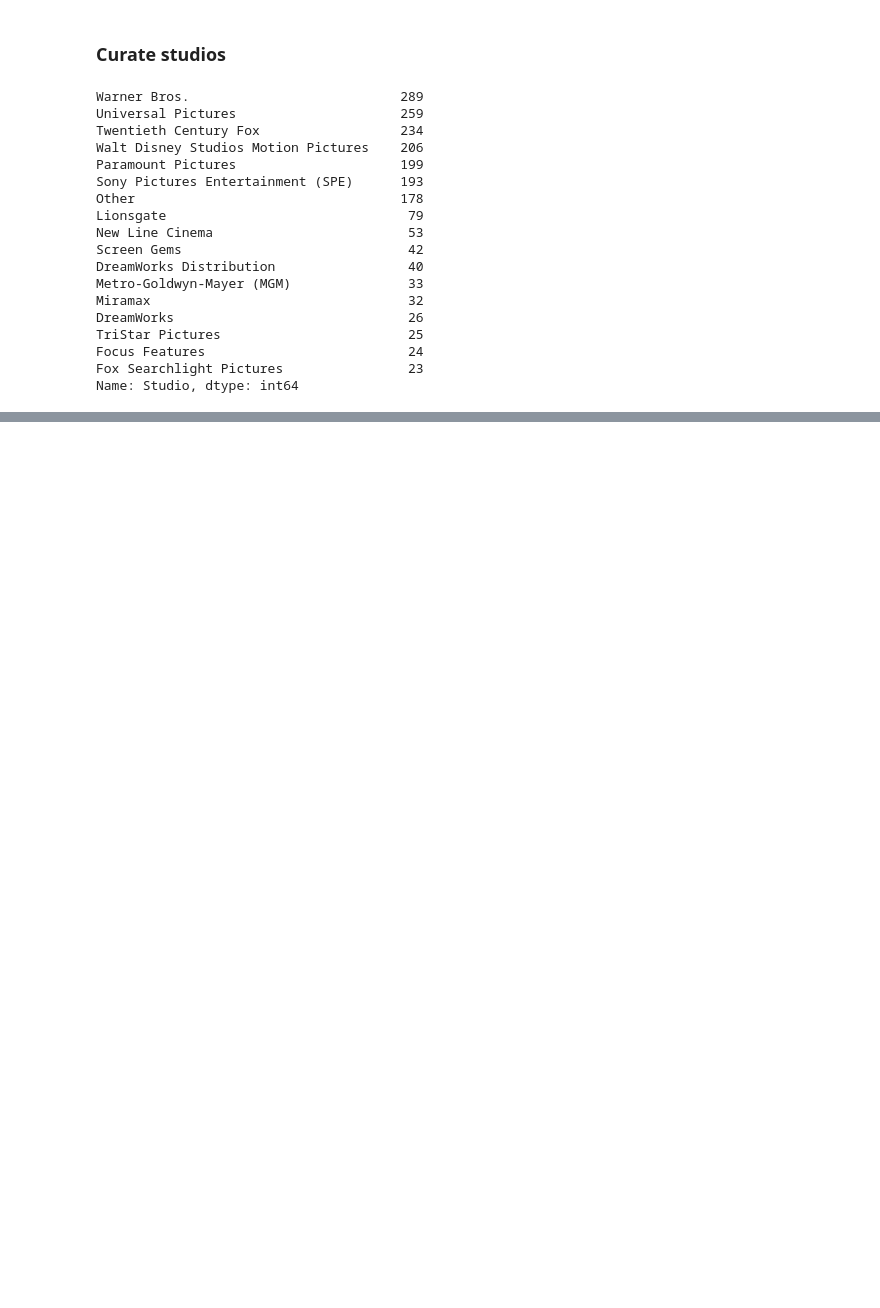
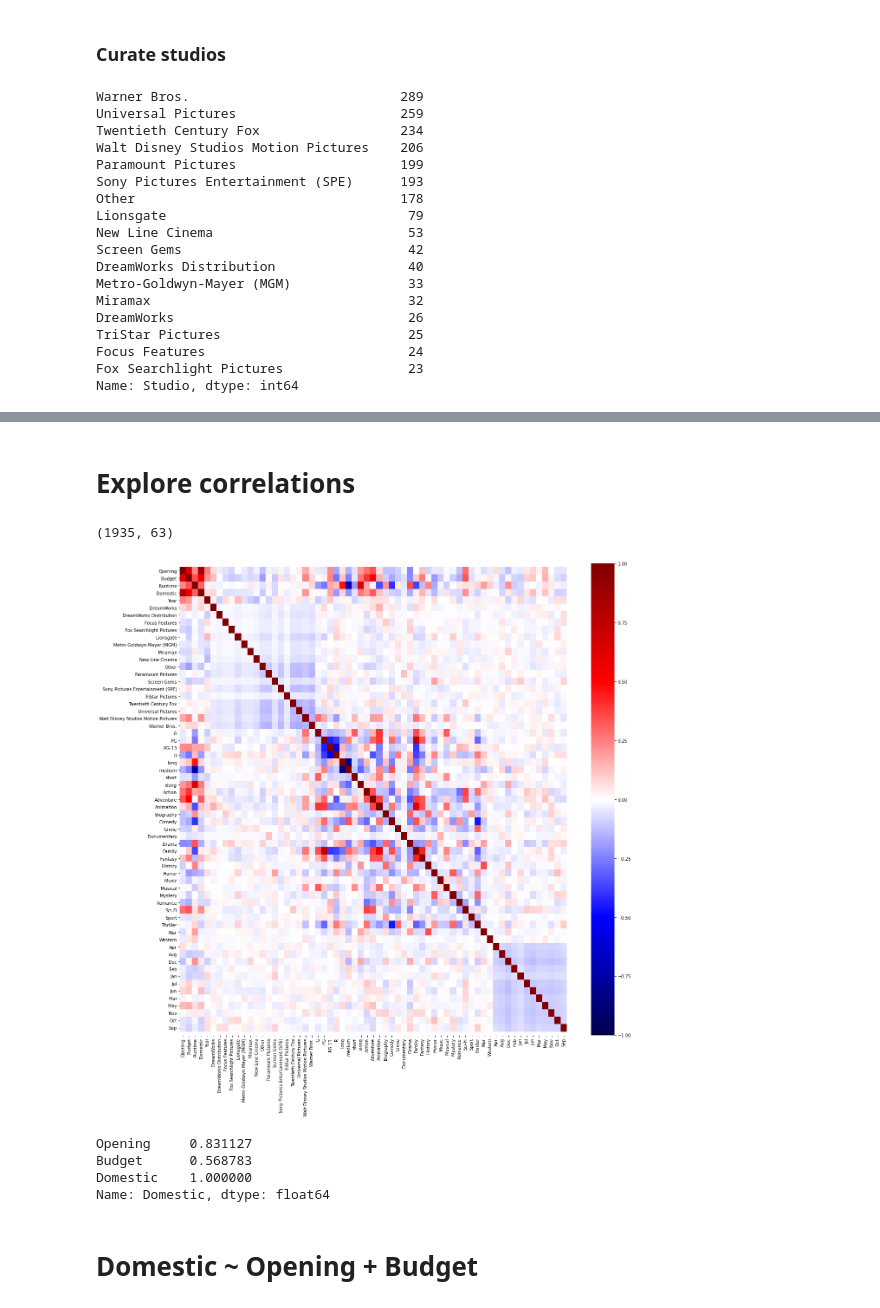
Before and after one commit to jpizzollo/Movie_Regression, a Jupyter notebook: Predicting_Earnings.ipynb, the cells around one changed output, grey strips where cells are left out. Saved outputs shown, nothing was run; the diff lists cells and outputs as text; code cells hidden in the pictures; blank space fills up the shorter version.

```diff
--- a/Predicting_Earnings.ipynb
+++ b/Predicting_Earnings.ipynb
@@ -340,0 +191,57 @@ pd.to_datetime('2019-06-20').month
+# %%
+# Bin movies by length
+def bin_length(row):
+    if row['Runtime'] <=80:
+        return 'short'
+    elif (row['Runtime'] >80) & (row['Runtime'] <=110):
+        return 'medium'
+    elif (row['Runtime'] >110) & (row['Runtime'] <=140):
+        return 'long'
+    else:
+        return 'xlong'
+
+movies_df['Length'] = movies_df.apply(bin_length, axis=1)
+
+# Set dummies
+runtime_dummies = pd.get_dummies(movies_df['Length'])
+movies_df = pd.concat([movies_df, runtime_dummies], axis=1)
+movies_df.drop(columns=['Length'], inplace=True, axis=1)
+# %%
+# Set dummy variables for genre
+genre_dummies = pd.get_dummies(movies_df['Genre'].apply(pd.Series).stack()).sum(level=0)
+movies_df = pd.concat([movies_df, genre_dummies], axis=1)
+movies_df.drop(columns=['Genre'], inplace=True, axis=1)
+# %%
+# Replace numberical month with abbreviation
+num_index = [_ for _ in range(1,13)]
+month_index=['Jan','Feb','Mar','Apr','May','Jun','Jul','Aug','Sep','Oct','Nov','Dec']
+movies_df['Month'] = movies_df['Month'].replace(num_index, month_index)
+# %%
+# Set dummy variables for month
+month_dummies = pd.get_dummies(movies_df['Month'])
+movies_df = pd.concat([movies_df, month_dummies], axis=1)
+movies_df.drop(columns=['Month'], inplace=True, axis=1)
+# %% [markdown]
+# Explore correlations
+# %%
+movies_df.shape
+# %% [output]
+(1935, 63)
+# %%
+plt.figure(figsize=(20,20))
+sns.heatmap(movies_df.corr(), cmap="seismic", annot=False, vmin=-1, vmax=1)
+plt.gca().set_ylim(len(movies_df.corr())+0.5, -0.5);
+# %% [output]
+[figure, added]
+# %%
+# Find the features that are most highly correlated with Domestic earnings
+movies_corr = movies_df.corr()
+mask = ((movies_corr['Domestic'] >= 0.5) | (movies_corr['Domestic'] <= -0.5))
+movies_corr[mask]['Domestic']
+# %% [output]
+Opening     0.831127
+Budget      0.568783
+Domestic    1.000000
+Name: Domestic, dtype: float64
+# %% [markdown]
+# Domestic ~ Opening + Budget
```
Also changed, not shown: parts of 81 cells of this notebook.
